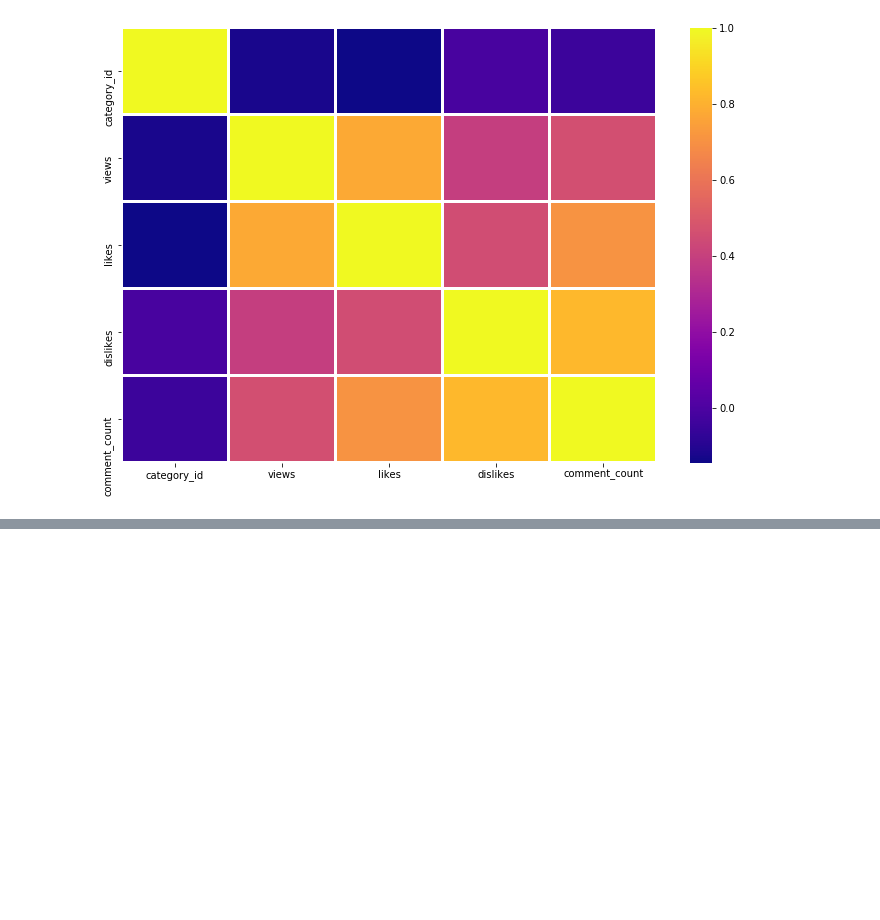
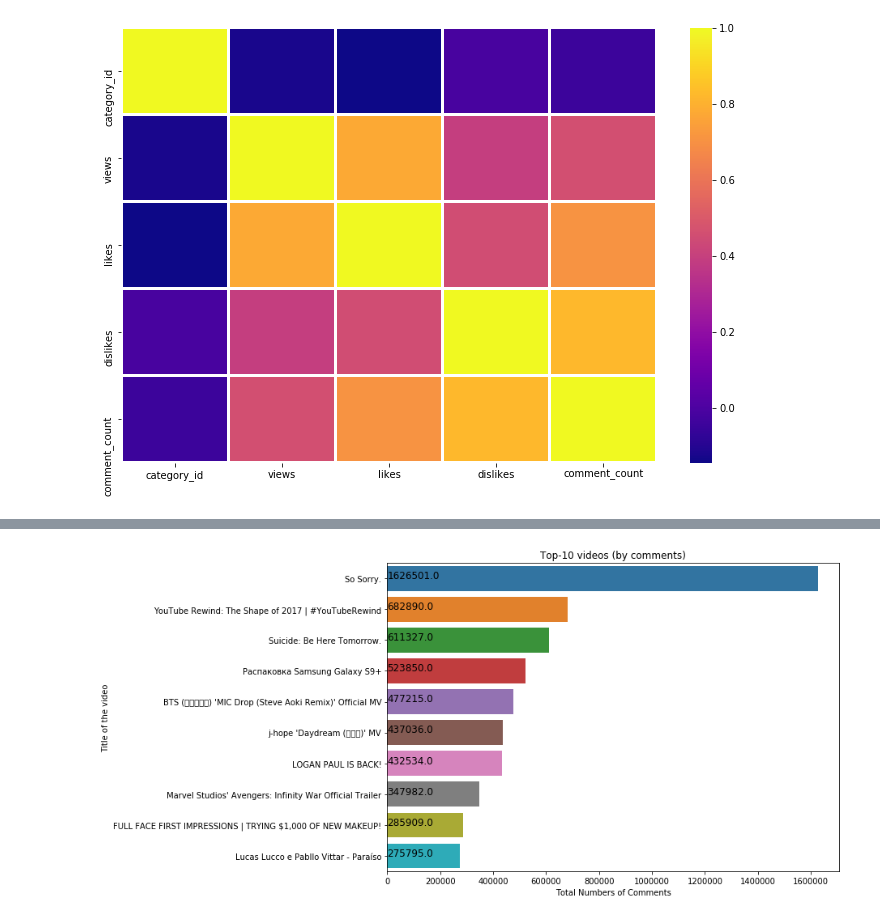
Before and after one commit to adjr2/youtube_analysis, a Jupyter notebook: YouTube analysis.ipynb, the cells around one changed output, grey strips where cells are left out. Cells and saved outputs as stored; diff of their text form; code cells hidden in the pictures; blank space fills up the shorter version.

```diff
--- a/YouTube analysis.ipynb
+++ b/YouTube analysis.ipynb
@@ -162,0 +183,13 @@ final.head(2)
+# %%
+#top 10 videos arranged based on the number of comment:
+top_view=final1[['title','comment_count']].sort_values('comment_count',ascending=False).head(10)
+
+plt.figure(figsize=(10,7))
+sns.barplot(top_view['comment_count'], top_view['title'])
+for i, j in enumerate(top_view['comment_count']):
+    plt.text(1, i, j, color='k', fontsize=12)
+plt.xlabel("Total Numbers of Comments")
+plt.ylabel("Title of the video")
+plt.title("Top-10 videos (by comments)");
+# %% [output]
+[figure, added]
```
Also changed, not shown: parts of 12 cells of this notebook, 1 other file.
